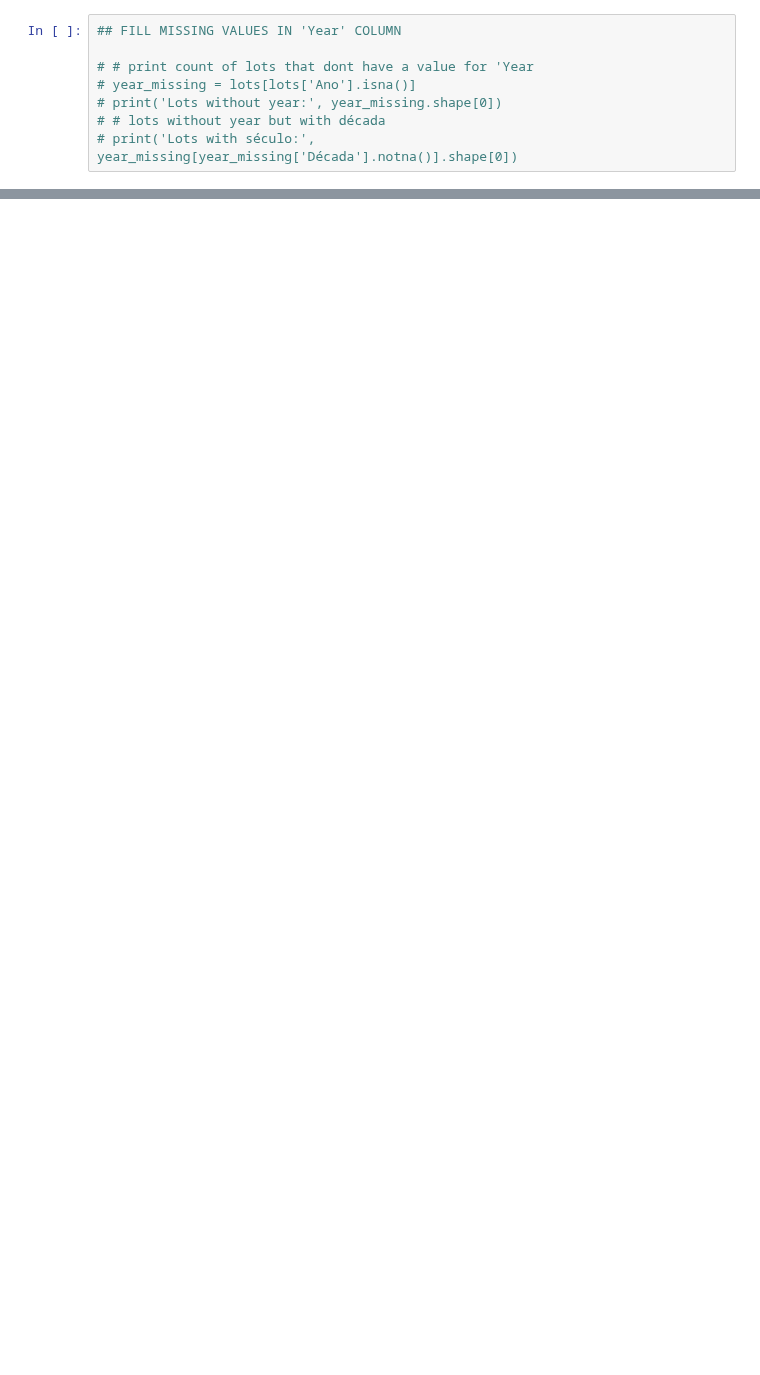
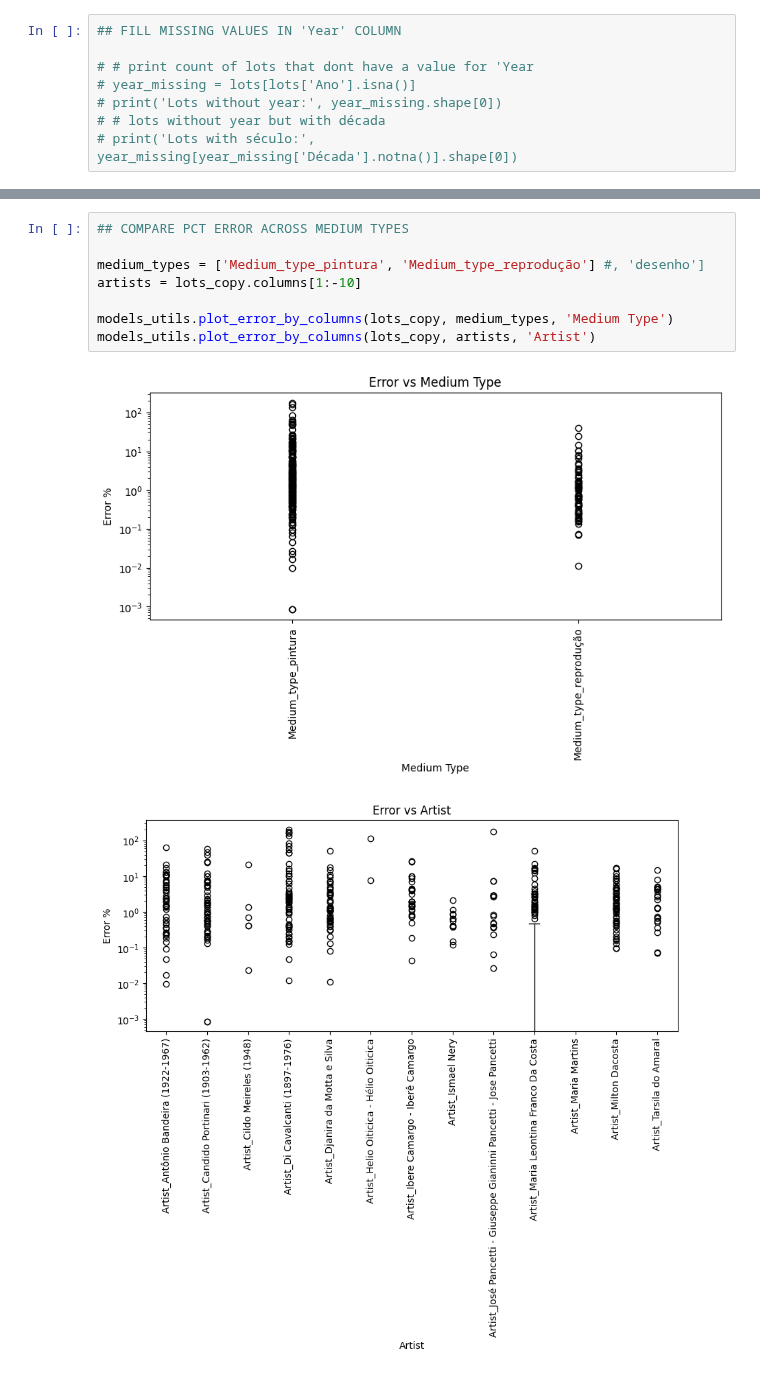
Before and after one commit to cryptogazzetta/Arte, a Jupyter notebook: analysis/catalogo_das_artes.ipynb, the cells around one changed output, grey strips where cells are left out. Cells and saved outputs as stored; diff of their text form; blank space fills up the shorter version.

```diff
--- a/analysis/catalogo_das_artes.ipynb
+++ b/analysis/catalogo_das_artes.ipynb
@@ -446,2 +198,13 @@ plt.show()
+# %%
+## COMPARE PCT ERROR ACROSS MEDIUM TYPES
+
+medium_types = ['Medium_type_pintura', 'Medium_type_reprodução'] #, 'desenho']
+artists = lots_copy.columns[1:-10]
+
+models_utils.plot_error_by_columns(lots_copy, medium_types, 'Medium Type')
+models_utils.plot_error_by_columns(lots_copy, artists, 'Artist')
+# %% [output]
+[figure, added]
+[figure, added]
 # %%
 # show 10 biggest errors
```
Also changed, not shown: parts of 21 cells of this notebook, 10 other files.
